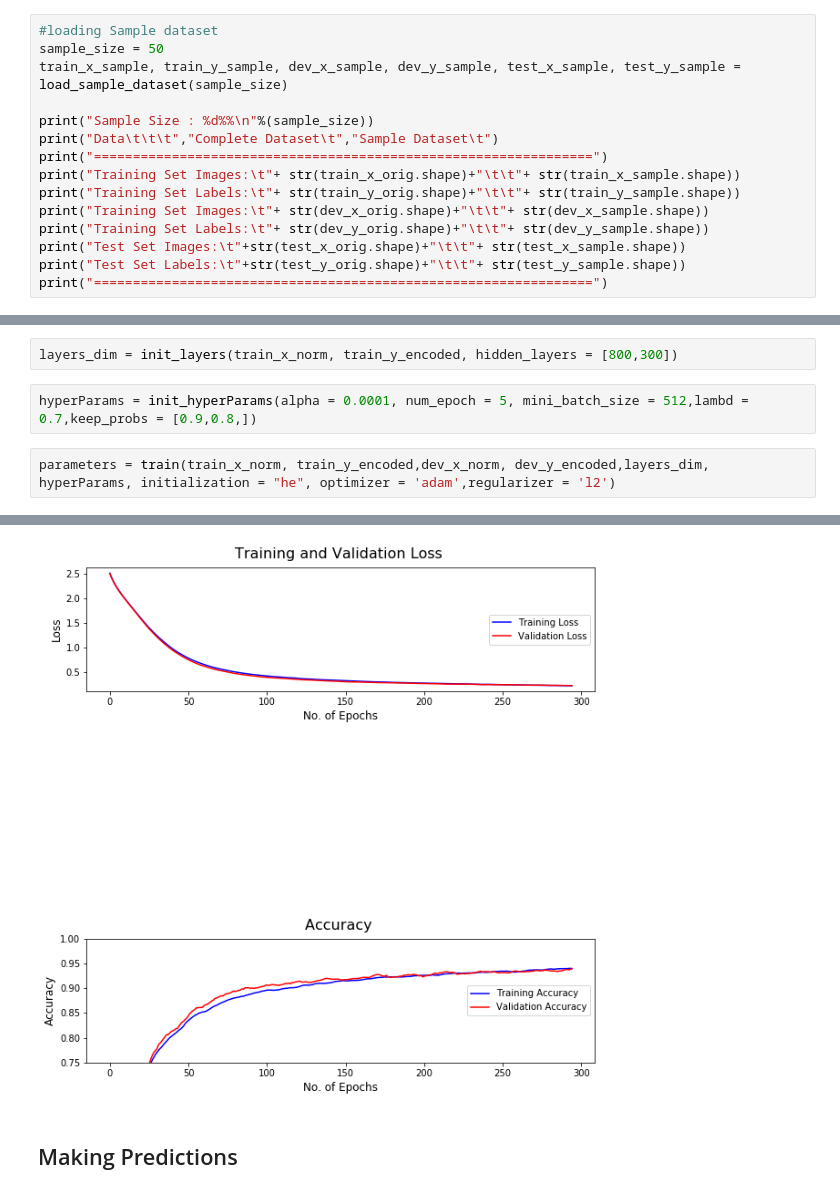
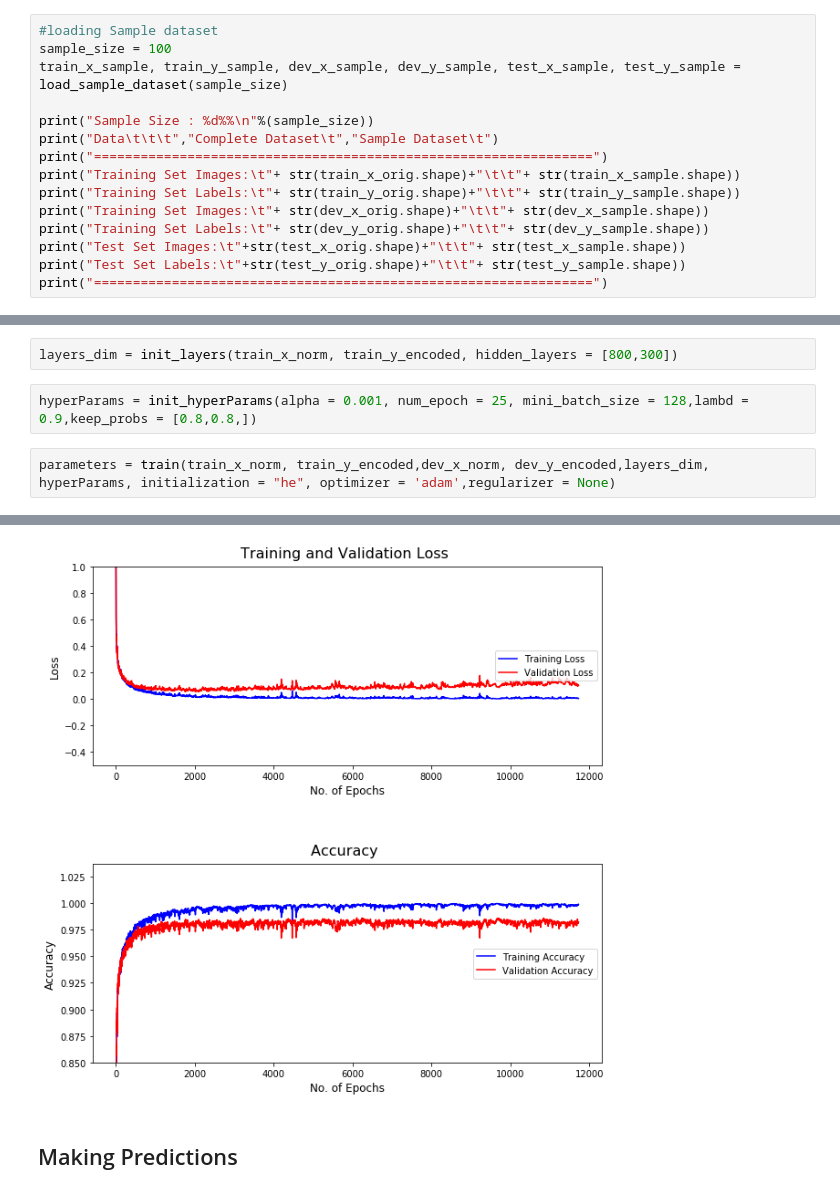
Before and after one commit to kattelsameer/HandWritten-Digit-Recognition-using-Deep-Learning, a Jupyter notebook: 7. Final Model/Model Experiments.ipynb, the cells around one changed output, grey strips where cells are left out. Cells and saved outputs as stored; diff of their text form.

Commit message:
Model trained with tuined hyper learning rate and batch size using adam and no regularizer

```diff
--- a/7. Final Model/Model Experiments.ipynb
+++ b/7. Final Model/Model Experiments.ipynb
@@ -27,7 +27,7 @@ np.random.seed(1)
 train_x_orig, train_y_orig, dev_x_orig,dev_y_orig,test_x_orig,test_y_orig = load_dataset()
 # %%
 #loading Sample dataset
-sample_size = 50
+sample_size = 100
 train_x_sample, train_y_sample, dev_x_sample, dev_y_sample, test_x_sample, test_y_sample = load_sample_dataset(sample_size)
 
 print("Sample Size : %d%%\n"%(sample_size))
@@ -81,7 +81,7 @@ Test Set Labels:        (2500, 1)               (10, 2500)
 # %%
 layers_dim = init_layers(train_x_norm, train_y_encoded, hidden_layers = [800,300])
 # %%
-hyperParams = init_hyperParams(alpha = 0.0001, num_epoch = 5, mini_batch_size = 512,lambd = 0.7,keep_probs = [0.9,0.8,])
+hyperParams = init_hyperParams(alpha = 0.001, num_epoch = 25, mini_batch_size = 128,lambd = 0.9,keep_probs = [0.8,0.8,])
 # %%
-parameters = train(train_x_norm, train_y_encoded,dev_x_norm, dev_y_encoded,layers_dim, hyperParams, initialization = "he", optimizer = 'adam',regularizer = 'l2')
+parameters = train(train_x_norm, train_y_encoded,dev_x_norm, dev_y_encoded,layers_dim, hyperParams, initialization = "he", optimizer = 'adam',regularizer = None)
 # %% [output]
@@ -99,4 +105,4 @@ Total Training Time = 0hr 4mins 14secs 654.09ms
-[figure, old version]
+[figure, new version]
 # %% [markdown]
 ## Making Predictions
 # %%
```
Also changed, not shown: parts of 23 cells of this notebook, 2 other files.
